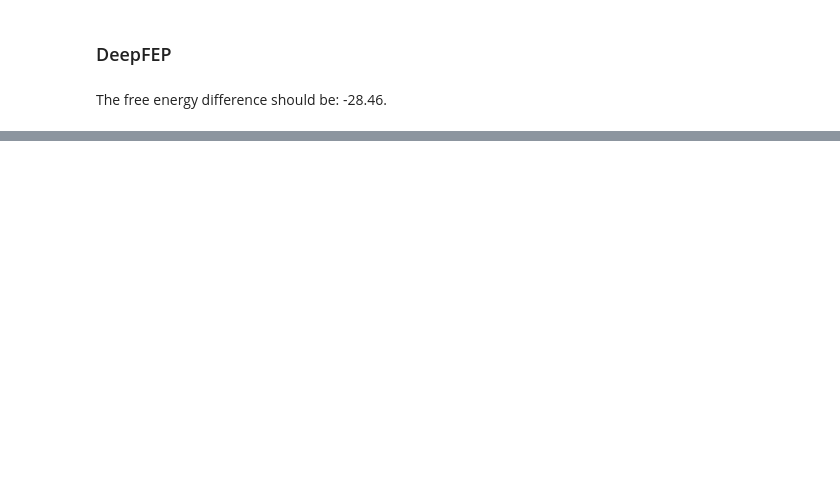
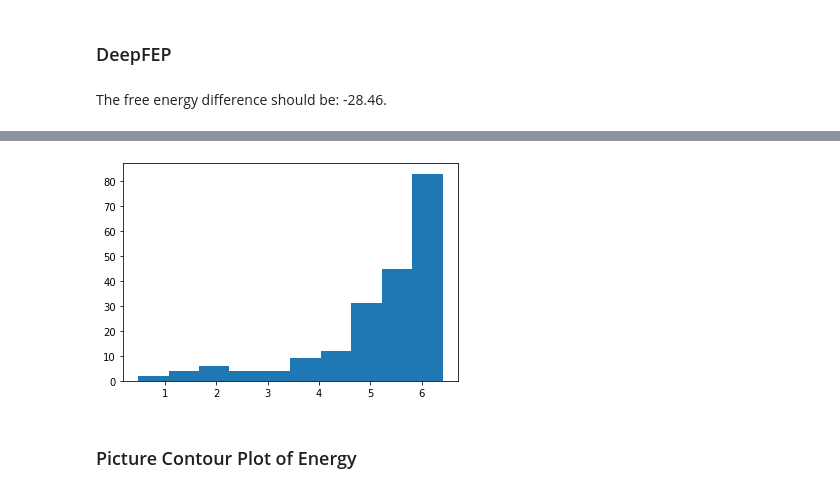
Before and after one commit to BloonCorps/IAP2022, a Jupyter notebook: my_experiments/NCE_absolute_F.ipynb, the cells around one changed output, grey strips where cells are left out. Saved outputs shown, nothing was run; the diff lists cells and outputs as text; code cells hidden in the pictures; blank space fills up the shorter version.

```diff
--- a/my_experiments/NCE_absolute_F.ipynb
+++ b/my_experiments/NCE_absolute_F.ipynb
@@ -252,0 +207,7 @@ tensor(-2.5383)
+# %%
+plt.hist(E_A(subsamplesA) - U_0_A)
+plt.show()
+# %% [output]
+[figure, added]
+# %% [markdown]
+### Picture Contour Plot of Energy
```
Also changed, not shown: parts of 18 cells of this notebook, 3 other files.
